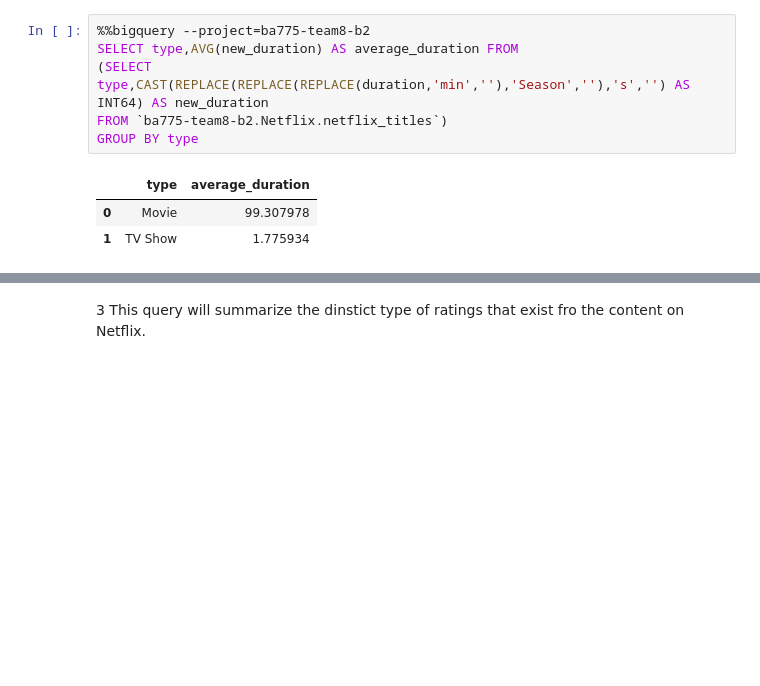
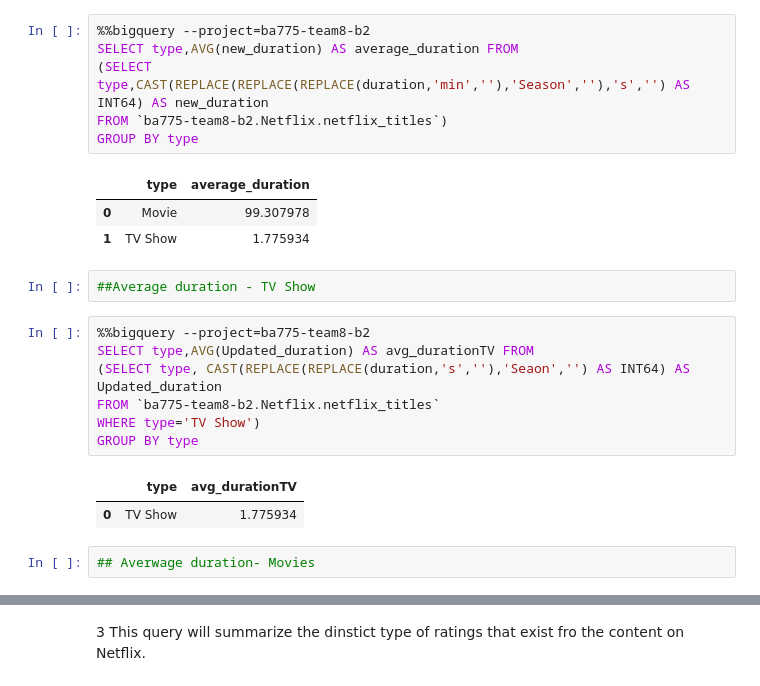
Before and after one commit to aditya248/Netflix-Exploratory-Data-Analysis, a Jupyter notebook: BA775_TeamProject_B2T8.ipynb, the cells around one changed output, grey strips where cells are left out. Saved outputs shown, nothing was run; the diff lists cells and outputs as text; blank space fills up the shorter version.

```diff
--- a/BA775_TeamProject_B2T8.ipynb
+++ b/BA775_TeamProject_B2T8.ipynb
@@ -47,3 +47,17 @@ GROUP BY type
 |  | type | average_duration |
 | 0 | Movie | 99.307978 |
 | 1 | TV Show | 1.775934 |
+# %%
+##Average duration - TV Show
+# %%
+%%bigquery --project=ba775-team8-b2
+SELECT type,AVG(Updated_duration) AS avg_durationTV FROM
+(SELECT type, CAST(REPLACE(REPLACE(duration,'s',''),'Seaon','') AS INT64) AS Updated_duration
+FROM `ba775-team8-b2.Netflix.netflix_titles`
+WHERE type='TV Show')
+GROUP BY type
+# %% [output]
+|  | type | avg_durationTV |
+| 0 | TV Show | 1.775934 |
+# %%
+## Averwage duration- Movies
```
Also changed, not shown: parts of 2 cells of this notebook.
